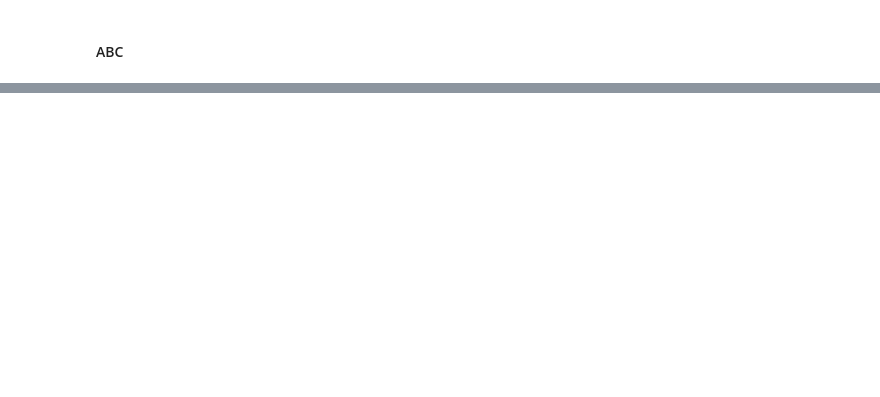
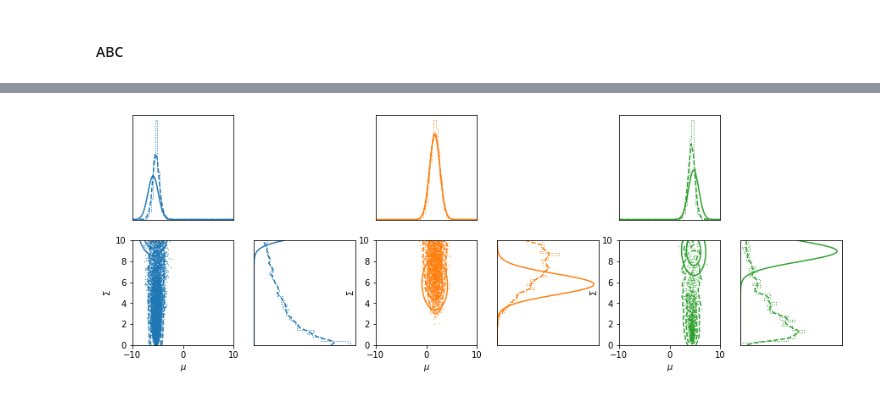
Before and after one commit to tlmakinen/imnn, a Jupyter notebook: examples/IMNN - JAX.ipynb, the cells around one changed output, grey strips where cells are left out. Drawn from its saved outputs; the diff is of its cells as text; code cells hidden in the pictures; blank space fills up the shorter version.

```diff
--- a/examples/IMNN - JAX.ipynb
+++ b/examples/IMNN - JAX.ipynb
@@ -180,0 +161,13 @@ ABC.scatter_summaries(ax=ax[:, 4:], labels=["Estimate 1", "Estimate 2"], s=1, ta
+# %%
+fig, ax = plt.subplots(2, 6, figsize=(15, 5))
+simulator_ga.marginal_plot(ax=ax[:, :2], labels=[r"$\mu$", r"$\Sigma$"], target=0, format=True);
+simulator_abc.marginal_plot(ax=ax[:, :2], linestyle="dashed", target=0);
+simulator_abc.scatter_plot(ax=ax[:, :2], linestyle="dotted", target=0, s=0.1);
+simulator_ga.marginal_plot(ax=ax[:, 2:4], labels=[r"$\mu$", r"$\Sigma$"], target=1, format=True);
+simulator_abc.marginal_plot(ax=ax[:, 2:4], linestyle="dashed", target=1);
+simulator_abc.scatter_plot(ax=ax[:, 2:4], linestyle="dotted", target=1, s=0.1);
+simulator_ga.marginal_plot(ax=ax[:, 4:], labels=[r"$\mu$", r"$\Sigma$"], target=2, format=True);
+simulator_abc.marginal_plot(ax=ax[:, 4:], linestyle="dashed", target=2);
+simulator_abc.scatter_plot(ax=ax[:, 4:], linestyle="dotted", target=2, s=0.1);
+# %% [output]
+[figure, added]
```
Also changed, not shown: parts of 63 cells of this notebook, 8 other files.
